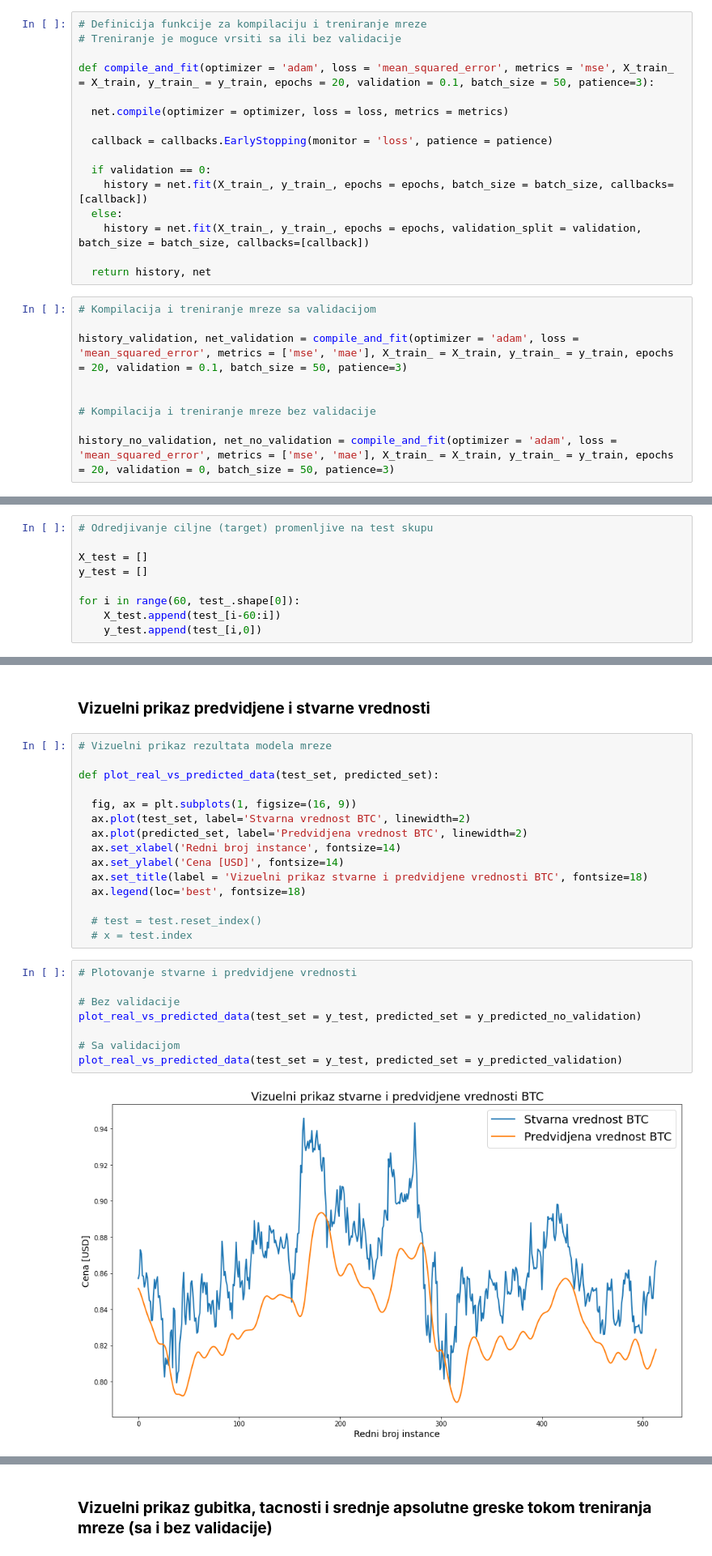
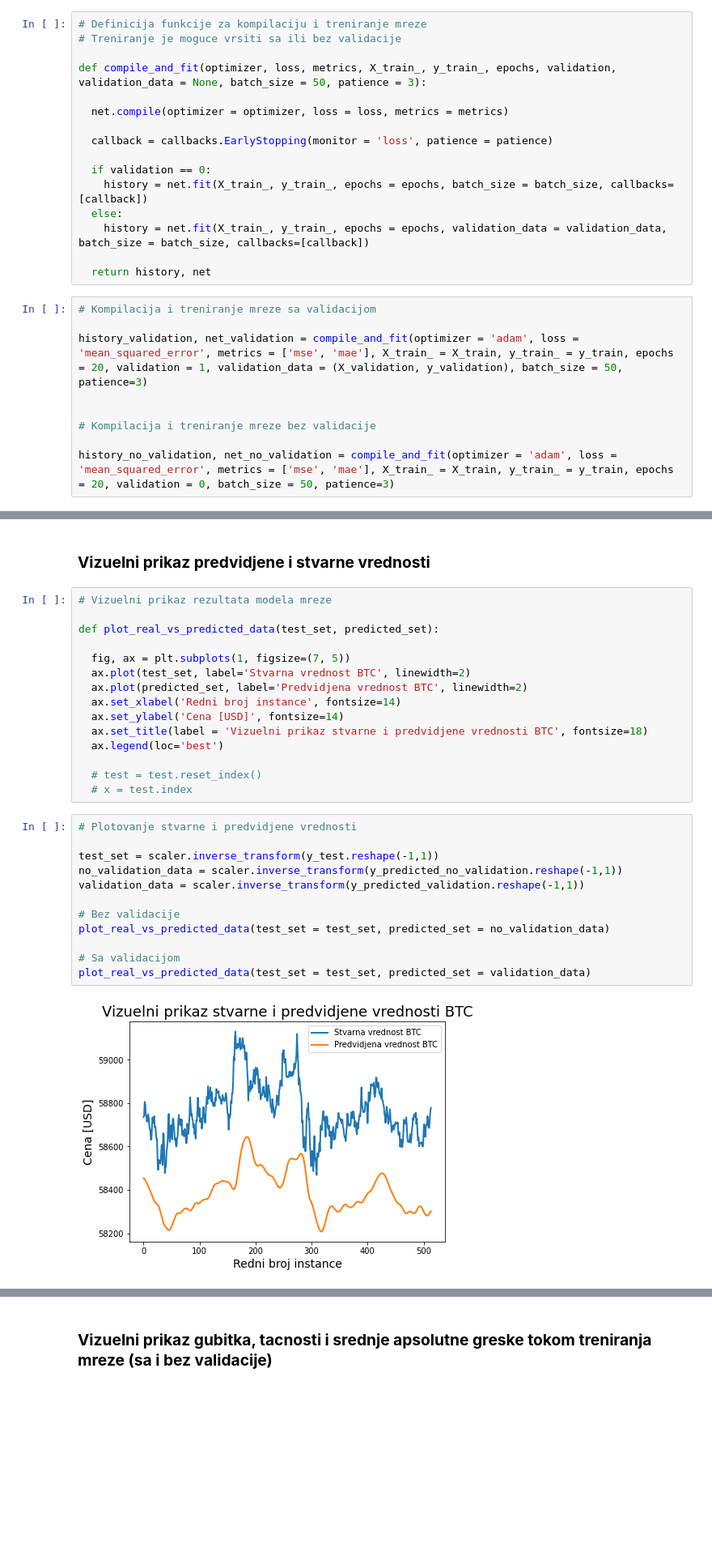
Before and after one commit to jovanape/Bitcoint-Price-Prediction, a Jupyter notebook: rnn_close.ipynb, the cells around one changed output, grey strips where cells are left out. Shown: that part at 81% size. Cells and saved outputs as stored; diff of their text form; blank space fills up the shorter version.

```diff
--- a/rnn_close.ipynb
+++ b/rnn_close.ipynb
@@ -235,7 +284,7 @@ None
 # Definicija funkcije za kompilaciju i treniranje mreze
 # Treniranje je moguce vrsiti sa ili bez validacije
 
-def compile_and_fit(optimizer = 'adam', loss = 'mean_squared_error', metrics = 'mse', X_train_ = X_train, y_train_ = y_train, epochs = 20, validation = 0.1, batch_size = 50, patience=3):
+def compile_and_fit(optimizer, loss, metrics, X_train_, y_train_, epochs, validation, validation_data = None, batch_size = 50, patience = 3):
 
   net.compile(optimizer = optimizer, loss = loss, metrics = metrics)
 
@@ -244,13 +293,13 @@ def compile_and_fit(optimizer = 'adam', loss = 'mean_squared_error', metrics = '
   if validation == 0:
     history = net.fit(X_train_, y_train_, epochs = epochs, batch_size = batch_size, callbacks=[callback])
   else:
-    history = net.fit(X_train_, y_train_, epochs = epochs, validation_split = validation, batch_size = batch_size, callbacks=[callback])
+    history = net.fit(X_train_, y_train_, epochs = epochs, validation_data = validation_data, batch_size = batch_size, callbacks=[callback])
 
   return history, net
 # %%
 # Kompilacija i treniranje mreze sa validacijom
 
-history_validation, net_validation = compile_and_fit(optimizer = 'adam', loss = 'mean_squared_error', metrics = ['mse', 'mae'], X_train_ = X_train, y_train_ = y_train, epochs = 20, validation = 0.1, batch_size = 50, patience=3)
+history_validation, net_validation = compile_and_fit(optimizer = 'adam', loss = 'mean_squared_error', metrics = ['mse', 'mae'], X_train_ = X_train, y_train_ = y_train, epochs = 20, validation = 1, validation_data = (X_validation, y_validation), batch_size = 50, patience=3)
 
 
 # Kompilacija i treniranje mreze bez validacije
@@ -293,9 +325,0 @@ test_ = scaler.transform(test_)
-# %%
-# Odredjivanje ciljne (target) promenljive na test skupu
-
-X_test = []
-y_test = []
-
-for i in range(60, test_.shape[0]):
-    X_test.append(test_[i-60:i])
-    y_test.append(test_[i,0])
@@ -342,23 +362,27 @@ Predvidjene vrednosti (prvih 10) - bez validacije:
 
 def plot_real_vs_predicted_data(test_set, predicted_set):
 
-  fig, ax = plt.subplots(1, figsize=(16, 9))
+  fig, ax = plt.subplots(1, figsize=(7, 5))
   ax.plot(test_set, label='Stvarna vrednost BTC', linewidth=2)
   ax.plot(predicted_set, label='Predvidjena vrednost BTC', linewidth=2)
   ax.set_xlabel('Redni broj instance', fontsize=14)
   ax.set_ylabel('Cena [USD]', fontsize=14)
   ax.set_title(label = 'Vizuelni prikaz stvarne i predvidjene vrednosti BTC', fontsize=18)
-  ax.legend(loc='best', fontsize=18)
+  ax.legend(loc='best')
 
   # test = test.reset_index()
   # x = test.index
 # %%
 # Plotovanje stvarne i predvidjene vrednosti
 
+test_set = scaler.inverse_transform(y_test.reshape(-1,1))
+no_validation_data = scaler.inverse_transform(y_predicted_no_validation.reshape(-1,1))
+validation_data = scaler.inverse_transform(y_predicted_validation.reshape(-1,1))
+
 # Bez validacije
-plot_real_vs_predicted_data(test_set = y_test, predicted_set = y_predicted_no_validation)
+plot_real_vs_predicted_data(test_set = test_set, predicted_set = no_validation_data)
 
 # Sa validacijom
-plot_real_vs_predicted_data(test_set = y_test, predicted_set = y_predicted_validation)
+plot_real_vs_predicted_data(test_set = test_set, predicted_set = validation_data)
 # %% [output]
-[figure, old version]
+[figure, new version]
```
Also changed, not shown: parts of 34 cells of this notebook.
